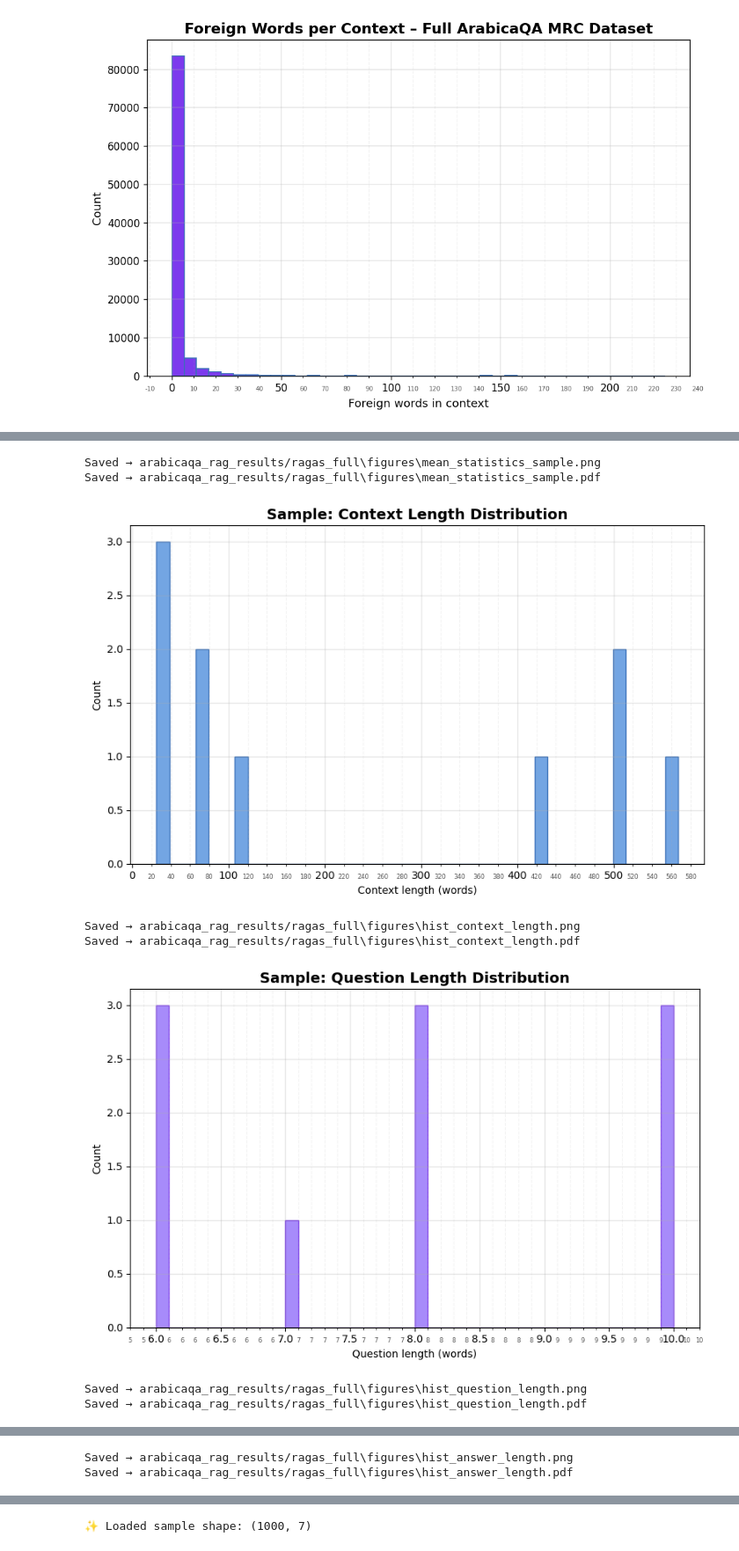
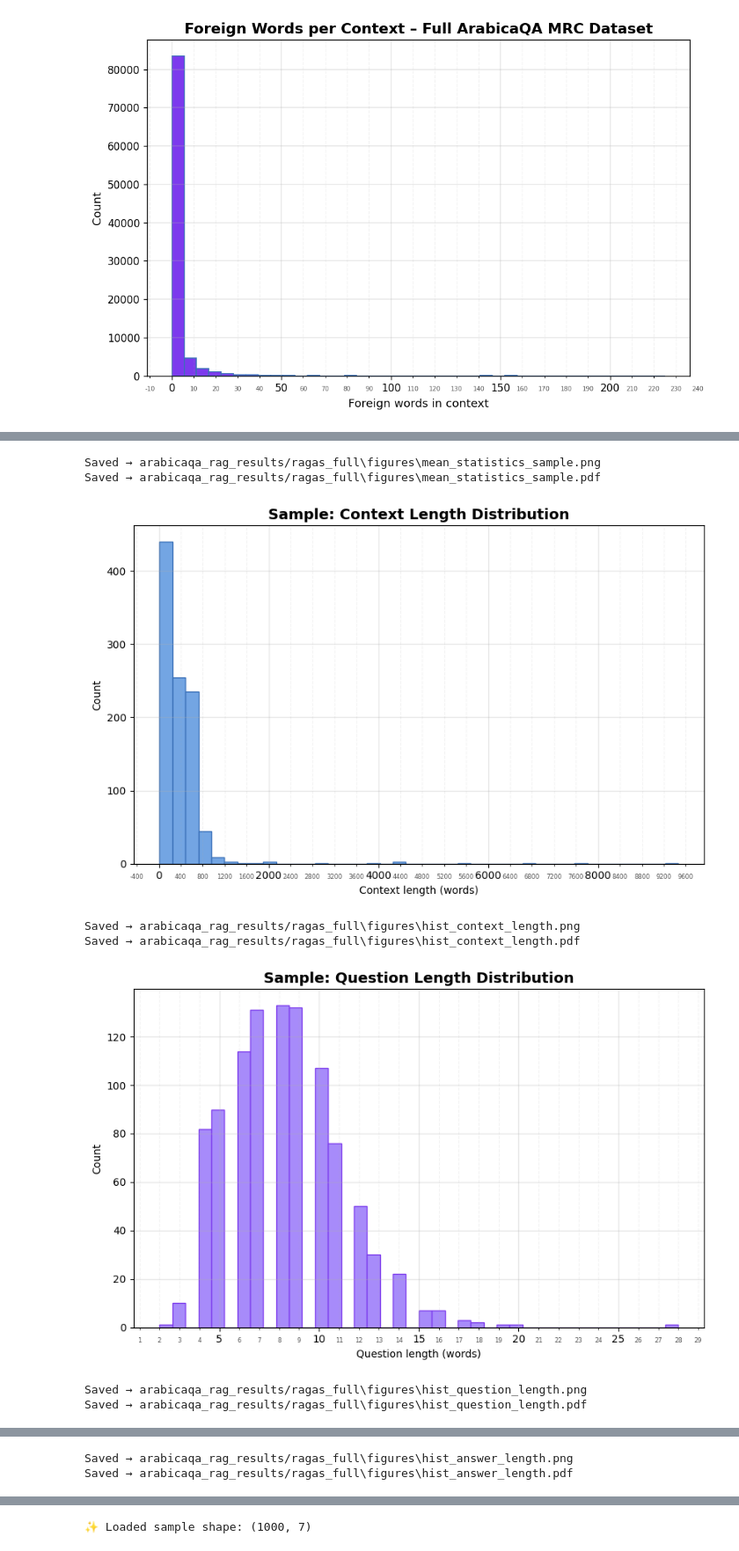
Before and after one commit to ZohoorAlmalkiUQU/ArabicaRAG-Eval, a Jupyter notebook: New_RAG_Exp.ipynb, the cells around one changed output, grey strips where cells are left out. Shown at 88% size. Saved outputs shown, nothing was run; the diff lists cells and outputs as text; code cells hidden in the pictures.

Commit message:
NLP
Debugging the Sample stats

```diff
--- a/New_RAG_Exp.ipynb
+++ b/New_RAG_Exp.ipynb
@@ -553,26 +553,24 @@ def foreign_word_count(text: str) -> int:
     return sum(1 for t in tokens if latin_pattern.search(t))
 
 
-# نفس الحساب ولكن على df_sample فقط
+df_sample_loaded["context_word_len"] = df_sample_loaded["context"].apply(word_count)
+df_sample_loaded["question_word_len"] = df_sample_loaded["question"].apply(word_count)
 
-df_sample["context_word_len"] = df_sample["context"].apply(word_count)
-df_sample["question_word_len"] = df_sample["question"].apply(word_count)
-
-df_sample["n_answers"] = df_sample["answers"].apply(lambda x: len(x) if isinstance(x, list) else 0)
+df_sample_loaded["n_answers"] = df_sample_loaded["answers"].apply(lambda x: len(x) if isinstance(x, list) else 0)
 
 # answer lengths (global)
 all_sample_answer_lengths = []
-for ans_list in df_sample["answers"]:
+for ans_list in df_sample_loaded["answers"]:
     if isinstance(ans_list, list):
         for a in ans_list:
             all_sample_answer_lengths.append(word_count(a))
 
-mean_context_len_s = df_sample["context_word_len"].mean()
-mean_question_len_s = df_sample["question_word_len"].mean()
-mean_n_answers_s = df_sample["n_answers"].mean()
+mean_context_len_s = df_sample_loaded["context_word_len"].mean()
+mean_question_len_s = df_sample_loaded["question_word_len"].mean()
+mean_n_answers_s = df_sample_loaded["n_answers"].mean()
 mean_answer_len_s = np.mean(all_sample_answer_lengths) if all_sample_answer_lengths else 0
-df_sample["foreign_words"] = df_sample["context"].apply(foreign_word_count)
-mean_foreign_s = df_sample["foreign_words"].mean()
+df_sample_loaded["foreign_words"] = df_sample_loaded["context"].apply(foreign_word_count)
+mean_foreign_s = df_sample_loaded["foreign_words"].mean()
 
 print("📊 Sample stats:")
 print(f"- Mean context length (words):        {mean_context_len_s:.2f}")
@@ -595,6 +611,7 @@ from matplotlib.ticker import AutoMinorLocator
 # ======================
 # PATHS
 # ======================
+OUTPUT_DIR = "arabicaqa_rag_results/ragas_full"
 FIG_DIR = os.path.join(OUTPUT_DIR, "figures")
 os.makedirs(FIG_DIR, exist_ok=True)
 
@@ -672,7 +689,7 @@ print("Saved →", pdf)
 # 2) HISTOGRAM — CONTEXT LENGTH
 # =====================================================
 fig, ax = plt.subplots(figsize=(8.5, 5.5))
-ax.hist(df_sample["context_word_len"], bins=40,
+ax.hist(df_sample_loaded["context_word_len"], bins=40,
         color=SECONDARY, edgecolor=PRIMARY)
 
 ax.set_xlabel("Context length (words)")
@@ -695,7 +712,7 @@ print("Saved →", pdf)
 # 3) HISTOGRAM — QUESTION LENGTH
 # =====================================================
 fig, ax = plt.subplots(figsize=(8.5, 5.5))
-ax.hist(df_sample["question_word_len"], bins=40,
+ax.hist(df_sample_loaded["question_word_len"], bins=40,
         color=ACCENT1, edgecolor=ACCENT2)
 
 ax.set_xlabel("Question length (words)")
@@ -741,7 +758,7 @@ print("Saved →", pdf)
 # 5) HISTOGRAM — FOREIGN WORDS PER CONTEXT
 # =====================================================
 fig, ax = plt.subplots(figsize=(8.5, 5.5))
-ax.hist(df_sample["foreign_words"], bins=30,
+ax.hist(df_sample_loaded["foreign_words"], bins=30,
         color=ACCENT2, edgecolor=PRIMARY)
 
 ax.set_xlabel("Foreign words in context")
@@ -763,8 +780,8 @@ print("Saved →", pdf)
 Saved → arabicaqa_rag_results/ragas_full\figures\mean_statistics_sample.png
 Saved → arabicaqa_rag_results/ragas_full\figures\mean_statistics_sample.pdf
-[figure, old version]
+[figure, new version]
 Saved → arabicaqa_rag_results/ragas_full\figures\hist_context_length.png
 Saved → arabicaqa_rag_results/ragas_full\figures\hist_context_length.pdf
-[figure, old version]
+[figure, new version]
 Saved → arabicaqa_rag_results/ragas_full\figures\hist_question_length.png
 Saved → arabicaqa_rag_results/ragas_full\figures\hist_question_length.pdf
```
Also changed, not shown: parts of 3 cells of this notebook, 10 other files.
